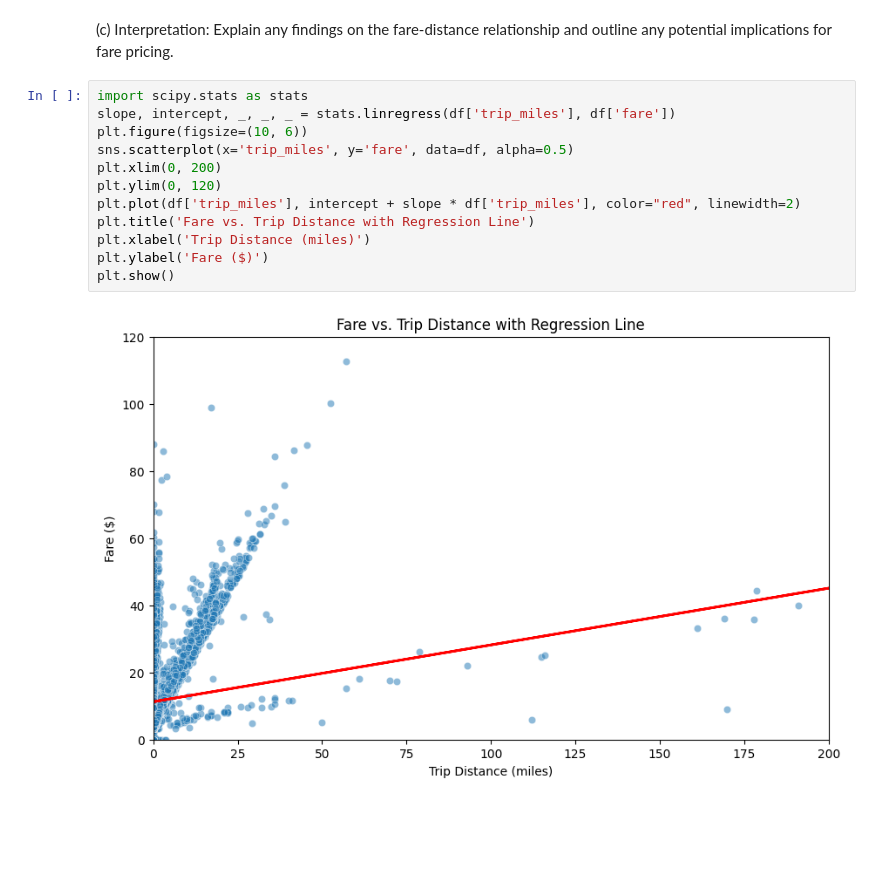
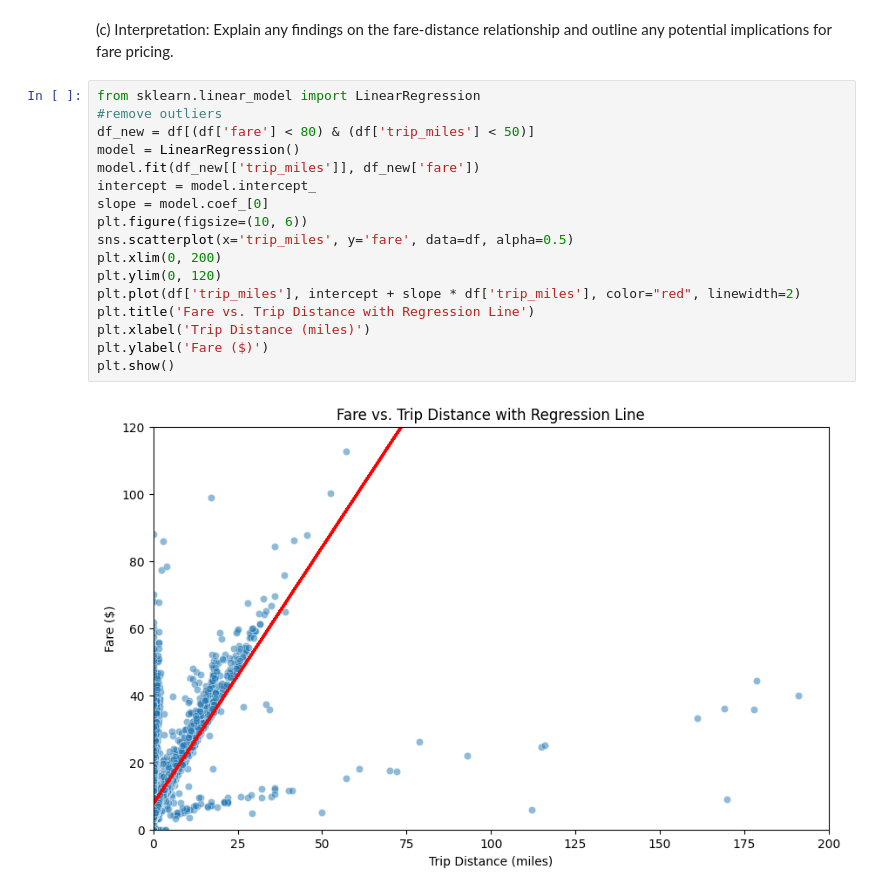
Before and after one commit to abhijain565aj/CS215-Assignment, a Jupyter notebook: A5-23B0903-23B0928-23B1057/Q3.ipynb, the cells around one changed output. Drawn from its saved outputs; the diff is of its cells as text; blank space fills up the shorter version.

```diff
--- a/A5-23B0903-23B0928-23B1057/Q3.ipynb
+++ b/A5-23B0903-23B0928-23B1057/Q3.ipynb
@@ -180,16 +185,21 @@ Correlation coefficient between fare and trip distance: 0.22
 # %% [markdown]
 (c) Interpretation: Explain any findings on the fare-distance relationship and outline any potential implications for fare pricing.
 # %%
-import scipy.stats as stats
-slope, intercept, _, _, _ = stats.linregress(df['trip_miles'], df['fare'])
+from sklearn.linear_model import LinearRegression
+#remove outliers
+df_new = df[(df['fare'] < 80) & (df['trip_miles'] < 50)]
+model = LinearRegression()
+model.fit(df_new[['trip_miles']], df_new['fare'])
+intercept = model.intercept_
+slope = model.coef_[0]
 plt.figure(figsize=(10, 6))
 sns.scatterplot(x='trip_miles', y='fare', data=df, alpha=0.5)
 plt.xlim(0, 200)
 plt.ylim(0, 120)
 plt.plot(df['trip_miles'], intercept + slope * df['trip_miles'], color="red", linewidth=2)
 plt.title('Fare vs. Trip Distance with Regression Line')
 plt.xlabel('Trip Distance (miles)')
 plt.ylabel('Fare ($)')
 plt.show()
 # %% [output]
-[figure, old version]
+[figure, new version]
```
Also changed, not shown: parts of 9 cells of this notebook, 2 other files.
